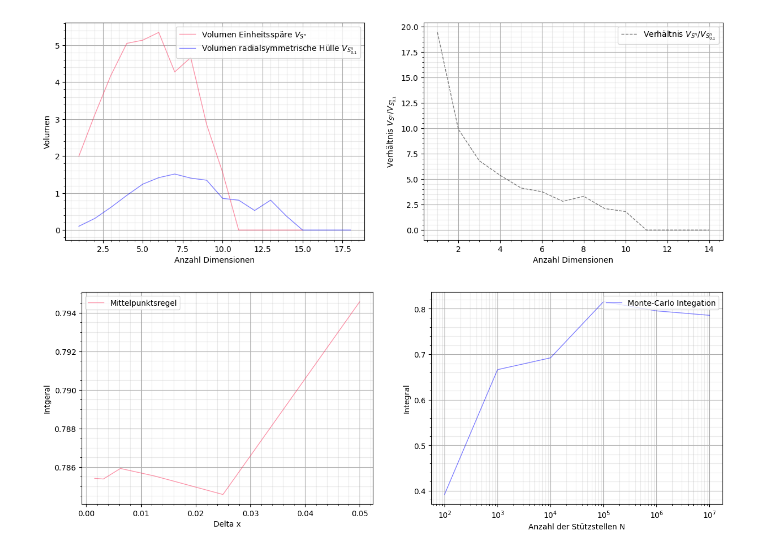
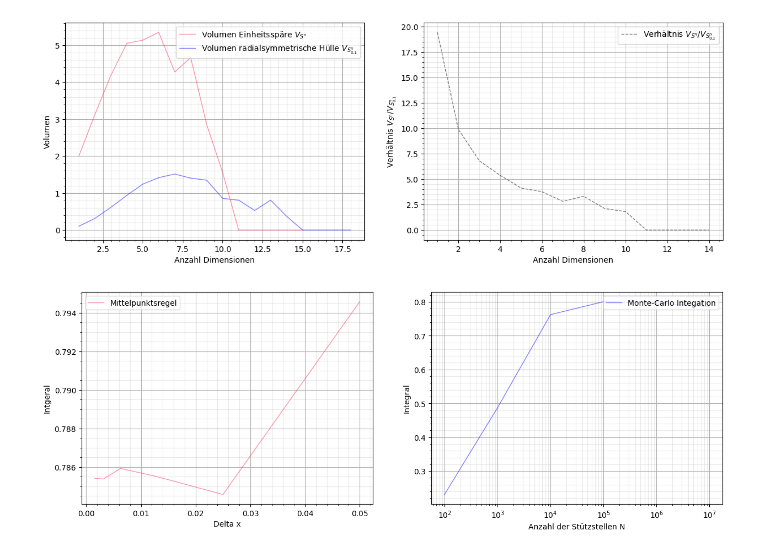
Before and after one commit to CVC97/CWR-2023-FFA, a Jupyter notebook: data/data_visualization.ipynb, the cells around one changed output. Cells and saved outputs as stored; diff of their text form; code cells hidden in the pictures.

```diff
--- a/data/data_visualization.ipynb
+++ b/data/data_visualization.ipynb
@@ -586,34 +622,34 @@ plt.show()
 [figure]
 # %%
 # (old) Aufgabe 15 - Monte-Carlo-Integration in 2 Dimensionen
-A15_Integration_Mittelpunktsregel_data = np.loadtxt("A15_Integration_Mittelpunktsregel.csv", delimiter = ",", skiprows = 1)
-A15_Integration_MC_data = np.loadtxt("A15_Integration_MC.csv", delimiter = ",", skiprows = 1)
+A15_Integration_Mittelpunktsregel_data = np.loadtxt("old_A15_Integration_Mittelpunktsregel.csv", delimiter = ",", skiprows = 1)
+A15_Integration_MC_data = np.loadtxt("old_A15_Integration_MC.csv", delimiter = ",", skiprows = 1)
 
 fig, ax = plt.subplots(1, 2, figsize=(15,5))
 
 ax[0].set_xlabel(r'Delta x')
 ax[0].set_ylabel(r'Intgeral')
 ax[0].grid()
 ax[0].grid(which='minor', color = '#999999', alpha = 0.2, linestyle = '-')
 ax[0].minorticks_on()
 
 ax[0].plot(A15_Integration_Mittelpunktsregel_data[:,0], A15_Integration_Mittelpunktsregel_data[:,1], color = 'xkcd:red pink', alpha = 0.5, linewidth = 1, label = r'Mittelpunktsregel')
 
 ax[0].legend()
 ax[0].legend(loc="upper left")
 
 ax[1].set_xlabel(r'Anzahl der Stützstellen N')
 ax[1].set_ylabel(r'Integral')
 ax[1].grid()
 ax[1].grid(which='minor', color = '#999999', alpha = 0.2, linestyle = '-')
 ax[1].minorticks_on()
 
 ax[1].semilogx(A15_Integration_MC_data[:,0], A15_Integration_MC_data[:,1], color = 'blue', alpha = 0.5, linewidth = 1, label = r'Monte-Carlo Integation')
 
 ax[1].legend()
 ax[1].legend(loc="upper right")
 
 plt.savefig('./visualizations/old_A15_2D_MC_Integration.pdf', facecolor = 'white', bbox_inches='tight')
 plt.show()
 # %% [output]
-[figure, old version]
+[figure, new version]
```
Also changed, not shown: parts of 6 cells of this notebook, 8 other files.
